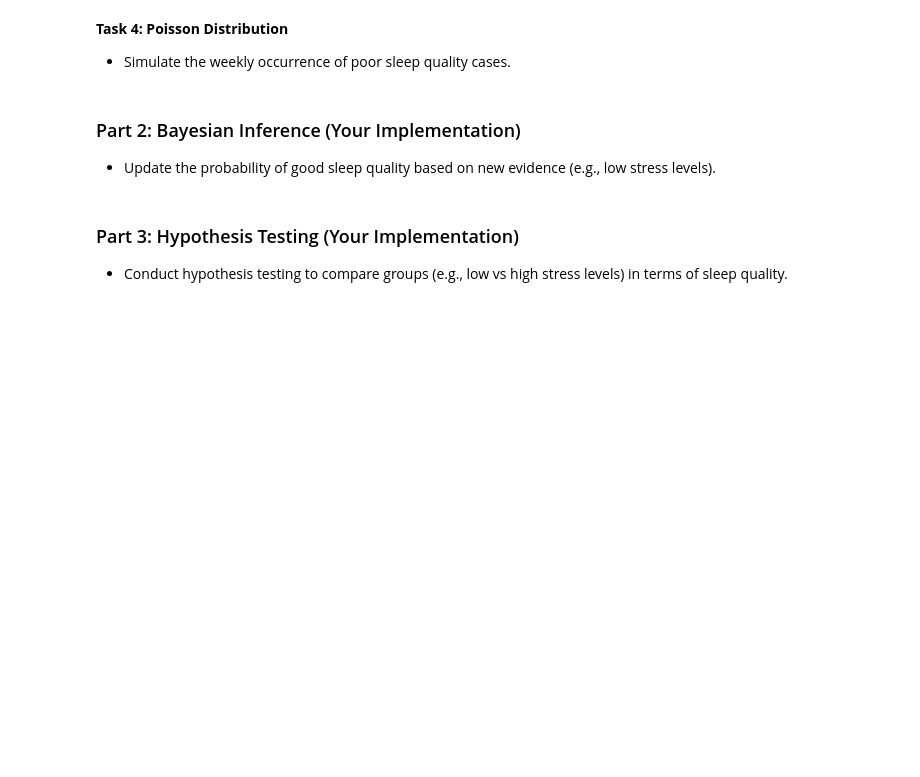
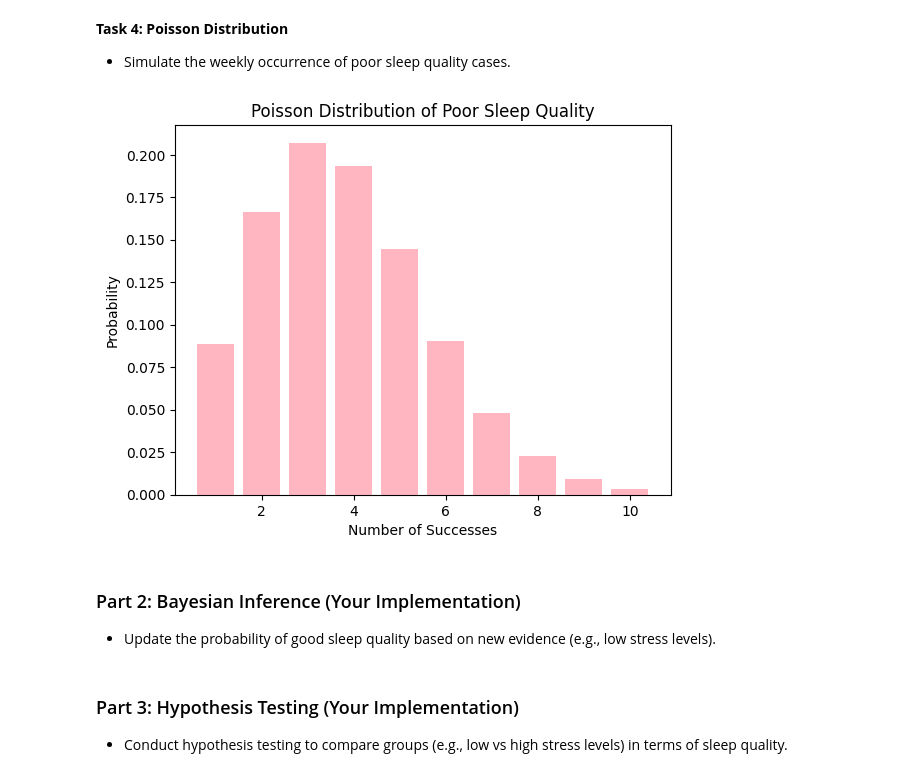
Before and after one commit to emochivo/Probability-in-Medical-Diagnostics-and-Sleep-Analysis, a Jupyter notebook: EE_381_AI_assignment.ipynb, the cells around one changed output. Saved outputs shown, nothing was run; the diff lists cells and outputs as text; code cells hidden in the pictures; blank space fills up the shorter version.

```diff
--- a/EE_381_AI_assignment.ipynb
+++ b/EE_381_AI_assignment.ipynb
@@ -153,3 +149,30 @@ plt.show()
+# %%
+# Your Implementation Here
+
+# Remind: Poor sleep quality is defined as <= 4
+
+N = len(df)
+p = 0
+for i in range(len(df)):
+    if df.loc[i,'Quality of Sleep'] <= 4:
+        p += 1
+p = round((p/N), 2)
+
+mu = N*p # mean = rate parameter
+
+n = 10 # sample size
+poisson_dist = []
+for i in range(n+1):
+    poisson_dist.append(round(poisson.pmf(i, mu), 4))
+
+# Plot the Poisson distribution of poor sleep quality
+plt.bar(range(n+1), poisson_dist, color='lightpink')
+plt.title('Poisson Distribution of Poor Sleep Quality')
+plt.xlabel('Number of Successes')
+plt.ylabel('Probability')
+plt.show()
+# %% [output]
+[figure, added]
 # %% [markdown]
 ### Part 2: Bayesian Inference (Your Implementation)
 - Update the probability of good sleep quality based on new evidence (e.g., low stress levels).
```
Also changed, not shown: parts of 2 cells of this notebook.
